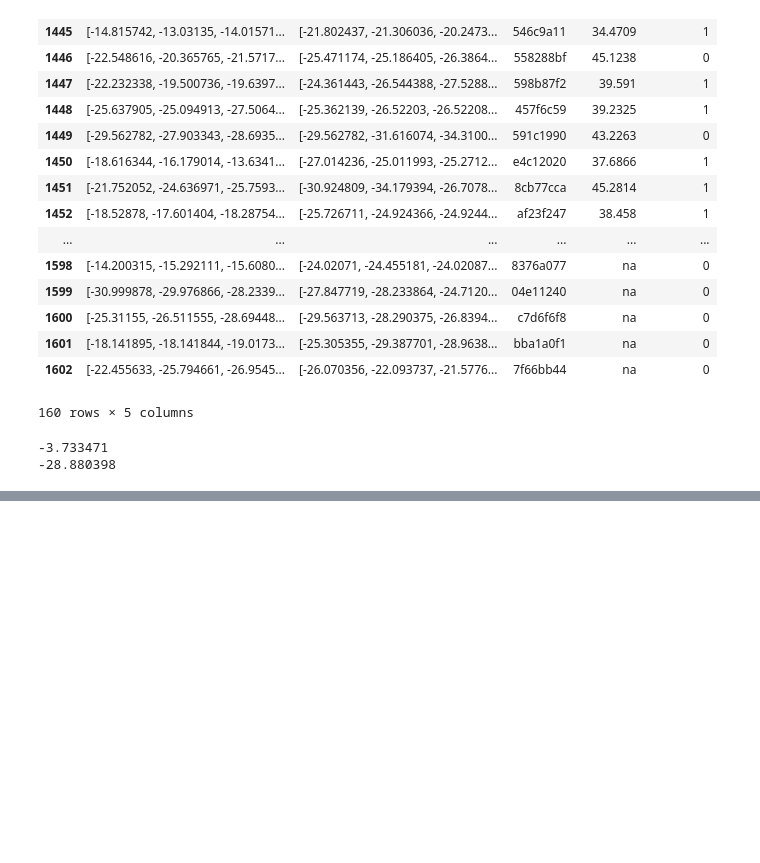
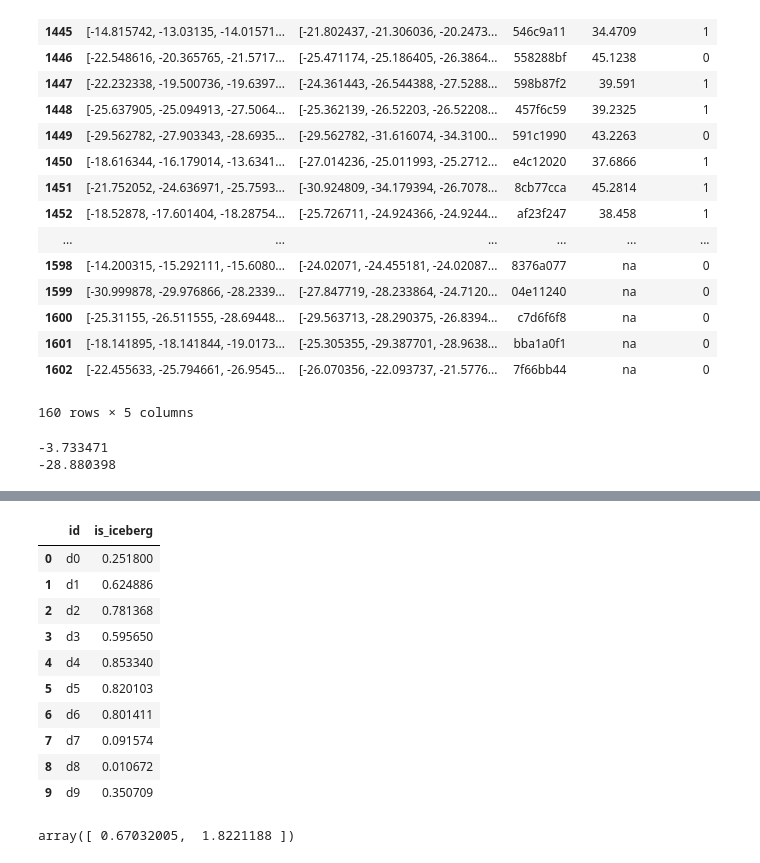
Before and after one commit to CodArs-van/Iceberg, a Jupyter notebook: Test.ipynb, the cells around one changed output, grey strips where cells are left out. Drawn from its saved outputs; the diff is of its cells as text; code cells hidden in the pictures; blank space fills up the shorter version.

```diff
--- a/Test.ipynb
+++ b/Test.ipynb
@@ -313,0 +320,5 @@ iceberg.run(transforms.Compose([
+# %%
+import torch
+
+a = torch.randn(10, 5)
+a
@@ -313,0 +351,28 @@ iceberg.run(transforms.Compose([
+# %%
+exp_a = torch.exp(a[:, 0:2])
+b = exp_a[:, 1] / torch.sum(exp_a, 1)
+s = ['d0','d1','d2','d3','d4','d5','d6','d7','d8','d9']
+
+import pandas as pd
+df = pd.DataFrame({
+    'id': s,
+    'is_iceberg': b
+})
+df
+# %% [output]
+|  | id | is_iceberg |
+| 0 | d0 | 0.251800 |
+| 1 | d1 | 0.624886 |
+| 2 | d2 | 0.781368 |
+| 3 | d3 | 0.595650 |
+| 4 | d4 | 0.853340 |
+| 5 | d5 | 0.820103 |
+| 6 | d6 | 0.801411 |
+| 7 | d7 | 0.091574 |
+| 8 | d8 | 0.010672 |
+| 9 | d9 | 0.350709 |
+# %%
+import numpy as np
+np.exp([-0.4, 0.6])
+# %% [output]
+array([ 0.67032005,  1.8221188 ])
```
Also changed, not shown: parts of 11 cells of this notebook, 9 other files.
